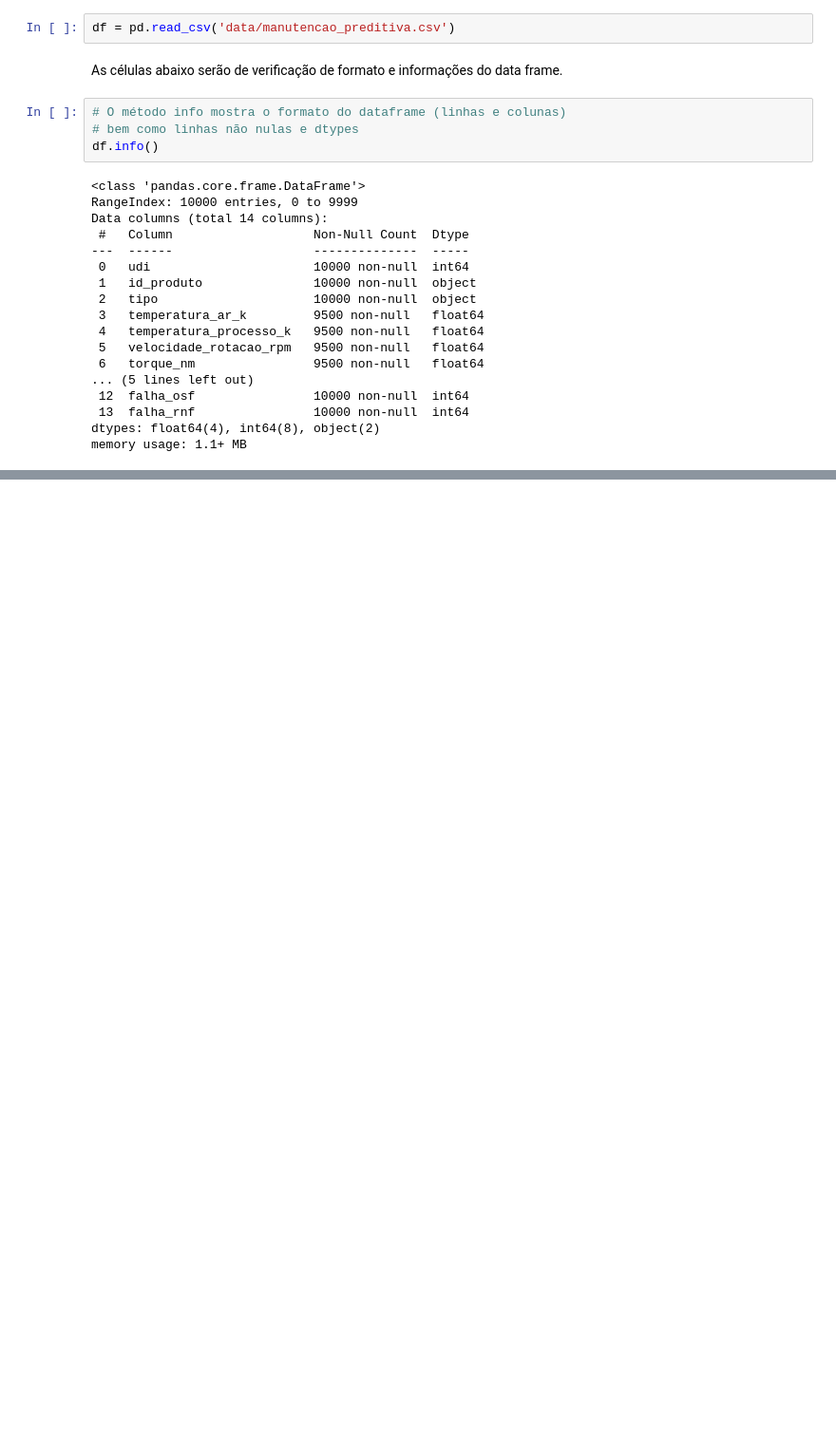
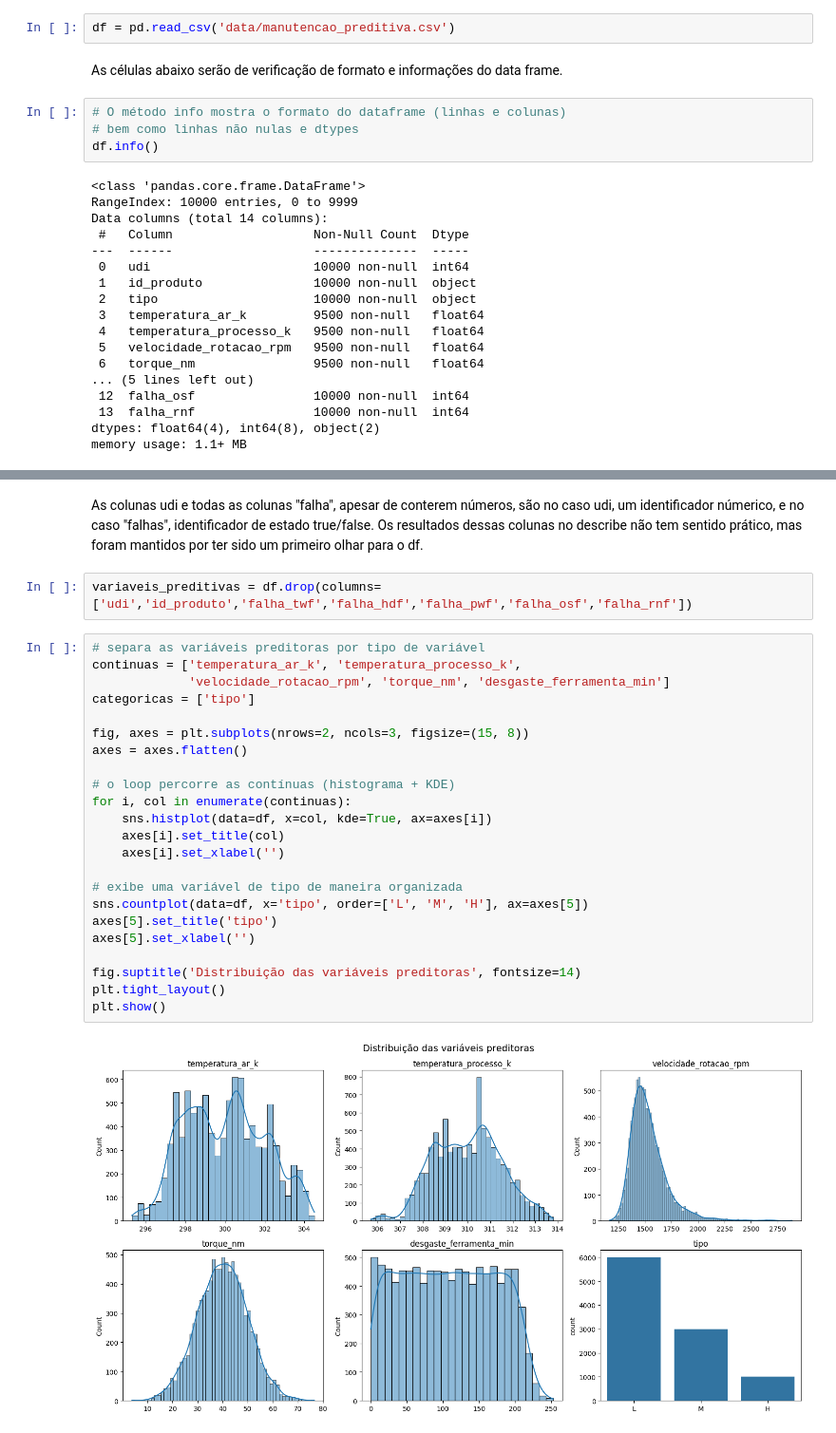
Before and after one commit to filipester/manutencao_preditiva, a Jupyter notebook: manutencao_preditiva.ipynb, the cells around one changed output, grey strips where cells are left out. Shown at 95% size. Drawn from its saved outputs; the diff is of its cells as text; blank space fills up the shorter version.

Commit message:
add distribution plots for predictor variables

```diff
--- a/manutencao_preditiva.ipynb
+++ b/manutencao_preditiva.ipynb
@@ -43,0 +59,29 @@ df.describe().T
+# %% [markdown]
+As colunas udi e todas as colunas "falha", apesar de conterem números, são no caso udi, um identificador númerico, e no caso "falhas", identificador de estado true/false. Os resultados dessas colunas no describe não tem sentido prático, mas foram mantidos por ter sido um primeiro olhar para o df.
+# %%
+variaveis_preditivas = df.drop(columns=['udi','id_produto','falha_twf','falha_hdf','falha_pwf','falha_osf','falha_rnf'])
+# %%
+# separa as variáveis preditoras por tipo de variável
+continuas = ['temperatura_ar_k', 'temperatura_processo_k',
+             'velocidade_rotacao_rpm', 'torque_nm', 'desgaste_ferramenta_min']
+categoricas = ['tipo']
+
+fig, axes = plt.subplots(nrows=2, ncols=3, figsize=(15, 8))
+axes = axes.flatten()
+
+# o loop percorre as contínuas (histograma + KDE)
+for i, col in enumerate(continuas):
+    sns.histplot(data=df, x=col, kde=True, ax=axes[i])
+    axes[i].set_title(col)
+    axes[i].set_xlabel('')
+
+# exibe uma variável de tipo de maneira organizada
+sns.countplot(data=df, x='tipo', order=['L', 'M', 'H'], ax=axes[5])
+axes[5].set_title('tipo')
+axes[5].set_xlabel('')
+
+fig.suptitle('Distribuição das variáveis preditoras', fontsize=14)
+plt.tight_layout()
+plt.show()
+# %% [output]
+[figure, added]
```
Also changed, not shown: parts of 3 cells of this notebook, 1 other file.
